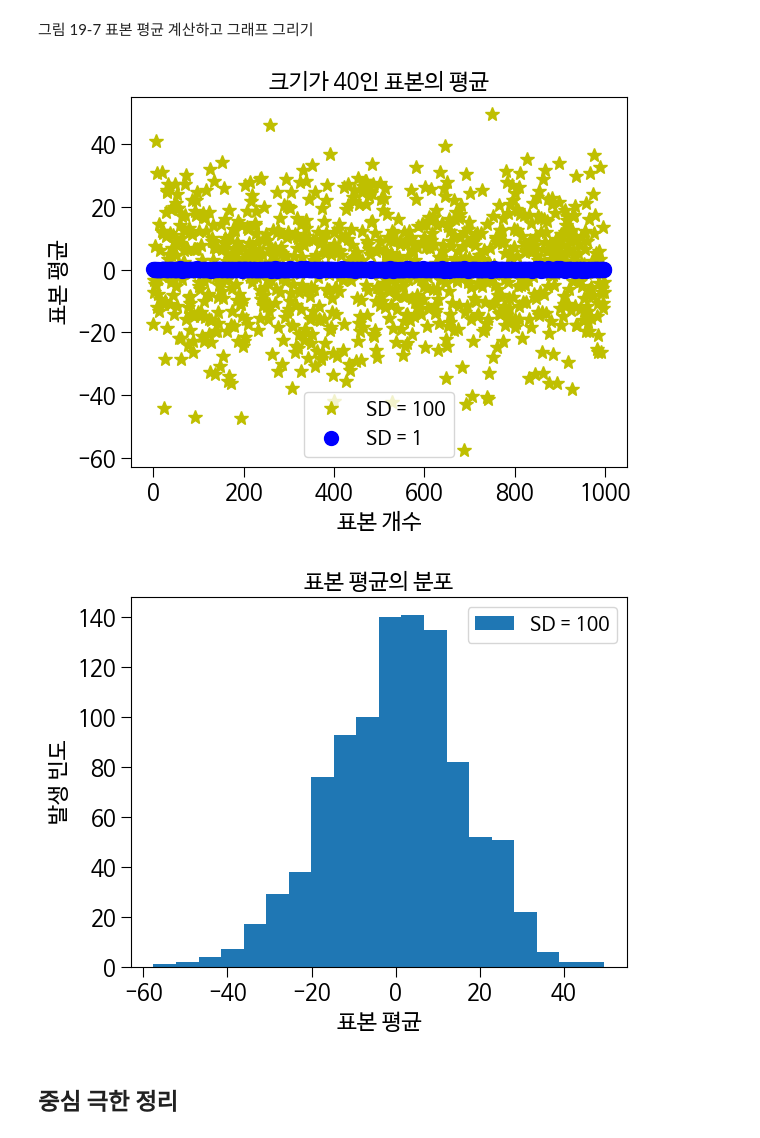
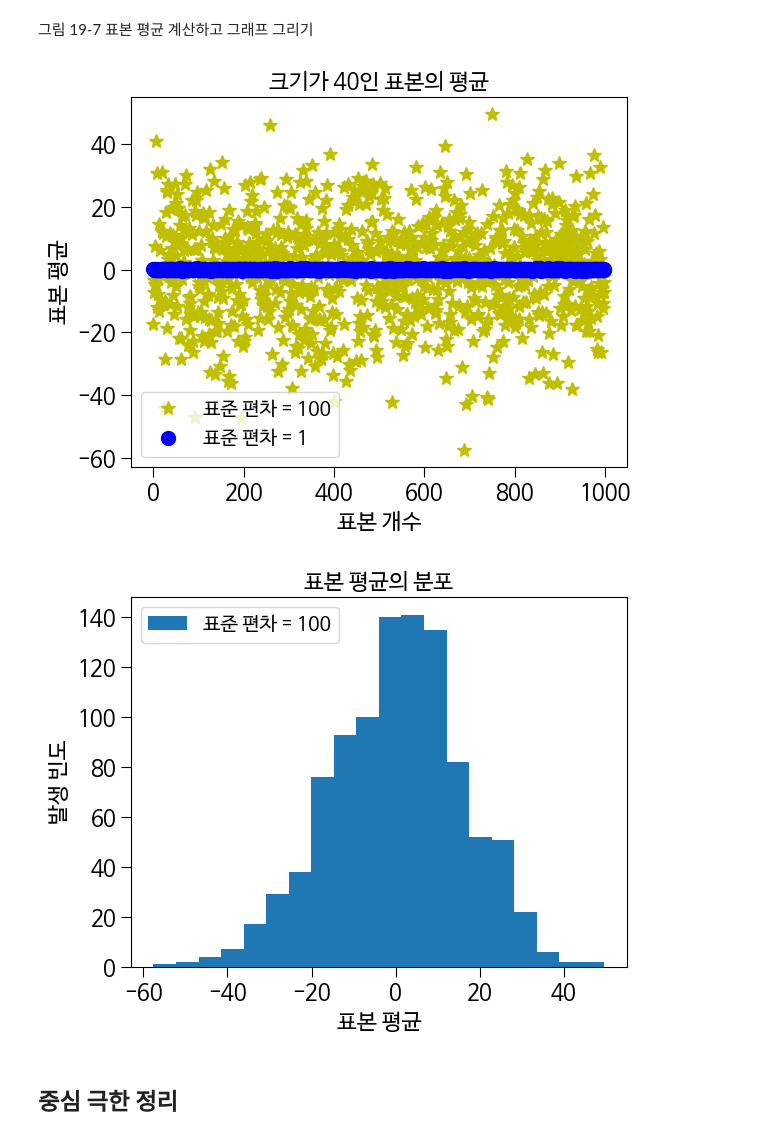
Before and after one commit to rickiepark/python4daml, a Jupyter notebook: 19장.ipynb, the cells around one changed output. Cells and saved outputs as stored; diff of their text form; code cells hidden in the pictures.

```diff
--- a/19장.ipynb
+++ b/19장.ipynb
@@ -146,33 +146,33 @@ print('넓은 분포일 때 평균에서 3 이내에 있을 확률 =', area)
 # %%
 def test_samples(num_trials, sample_size):
     tight_means, wide_means = [], []
     for t in range(num_trials):
         sample_tight, sample_wide = [], []
         for i in range(sample_size):
             sample_tight.append(random.gauss(0, 1))
             sample_wide.append(random.gauss(0, 100))
         tight_means.append(sum(sample_tight)/len(sample_tight))
         wide_means.append(sum(sample_wide)/len(sample_wide))
     return tight_means, wide_means
 
 tight_means, wide_means = test_samples(1000, 40)
-plt.plot(wide_means, 'y*', label = 'SD = 100')
-plt.plot(tight_means, 'bo', label = 'SD = 1')
+plt.plot(wide_means, 'y*', label = '표준 편차 = 100')
+plt.plot(tight_means, 'bo', label = '표준 편차 = 1')
 plt.xlabel('표본 개수')
 plt.ylabel('표본 평균')
 plt.title('크기가 ' + str(40) + '인 표본의 평균')
 plt.legend()
 
 plt.figure()
-plt.hist(wide_means, bins = 20, label = 'SD = 100')
+plt.hist(wide_means, bins = 20, label = '표준 편차 = 100')
 plt.title('표본 평균의 분포')
 plt.xlabel('표본 평균')
 plt.ylabel('발생 빈도')
 plt.legend()
 plt.show()
 # %% [output]
-[figure, old version]
+[figure, new version]
-[figure, old version]
+[figure, new version]
 # %% [markdown]
 ## 중심 극한 정리
 # %%
```
Also changed, not shown: parts of 4 cells of this notebook.
